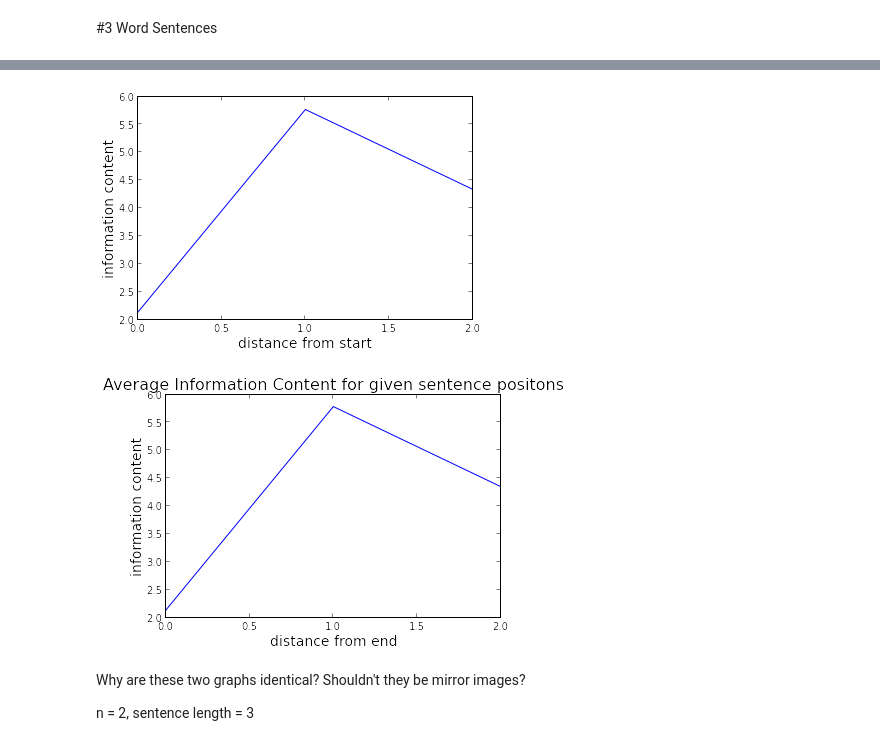
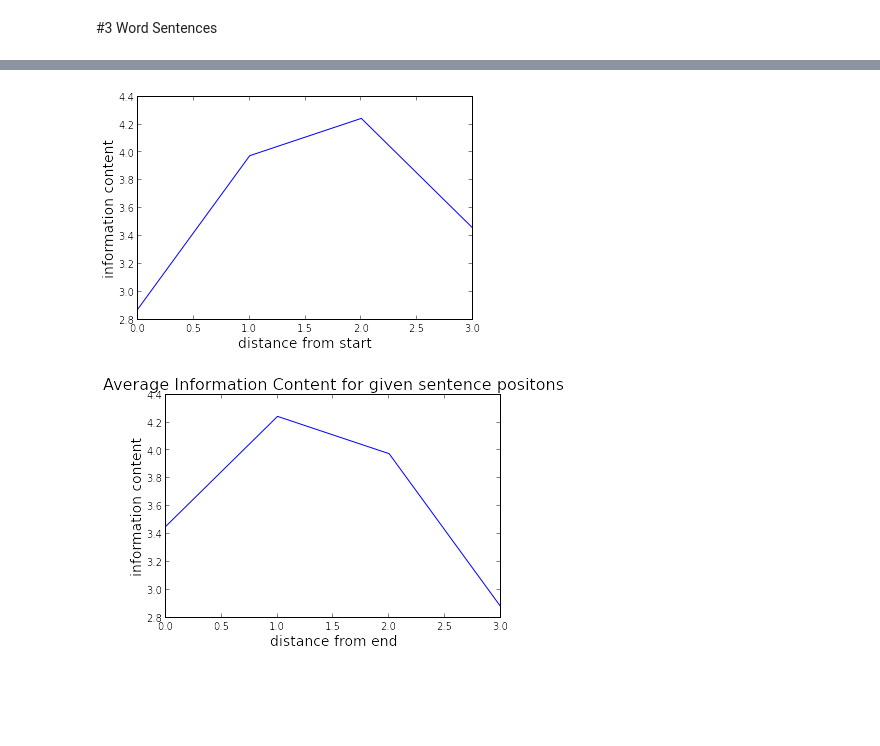
Before and after one commit to gabriellee/WM, a Jupyter notebook: word_info_vs_pos/Short_Sentences.ipynb, the cells around one changed output, grey strips where cells are left out. Cells and saved outputs as stored; diff of their text form; code cells hidden in the pictures; blank space fills up the shorter version.

Commit message:
I fixed all_words\! Finally\!

```diff
--- a/word_info_vs_pos/Short_Sentences.ipynb
+++ b/word_info_vs_pos/Short_Sentences.ipynb
@@ -21,27 +27,23 @@ calculating probability of surprise given position
 # %%
 %matplotlib inline
 
-data = list(csv.reader(open("pos_info_3_word_sents.csv","r")))
+data = list(csv.reader(open("pos_info_3_word_bi.csv","r")))
 
-y_start = data[0]
-y_end = data[1]
+y_start = data[1]
+y_end = data[0]
 x = data[2]
 
 plt.figure(1)
 p1, = plt.plot(x,y_start)
 plt.xlabel("distance from start", fontsize = 14)
 plt.ylabel("information content", fontsize = 14)
 
 plt.figure(2)
 p2, = plt.plot(x,y_end)
 plt.xlabel("distance from end", fontsize = 14)
 plt.ylabel("information content", fontsize = 14)
 plt.title("Average Information Content for given sentence positons", fontsize = 16)
 plt.show()
 # %% [output]
-[figure, old version]
+[figure, new version]
-[figure, old version]
+[figure, new version]
-# %% [markdown]
-Why are these two graphs identical? Shouldn't they be mirror images?
-
-n = 2, sentence length = 3
```
Also changed, not shown: parts of 6 cells of this notebook, 5 other files.
